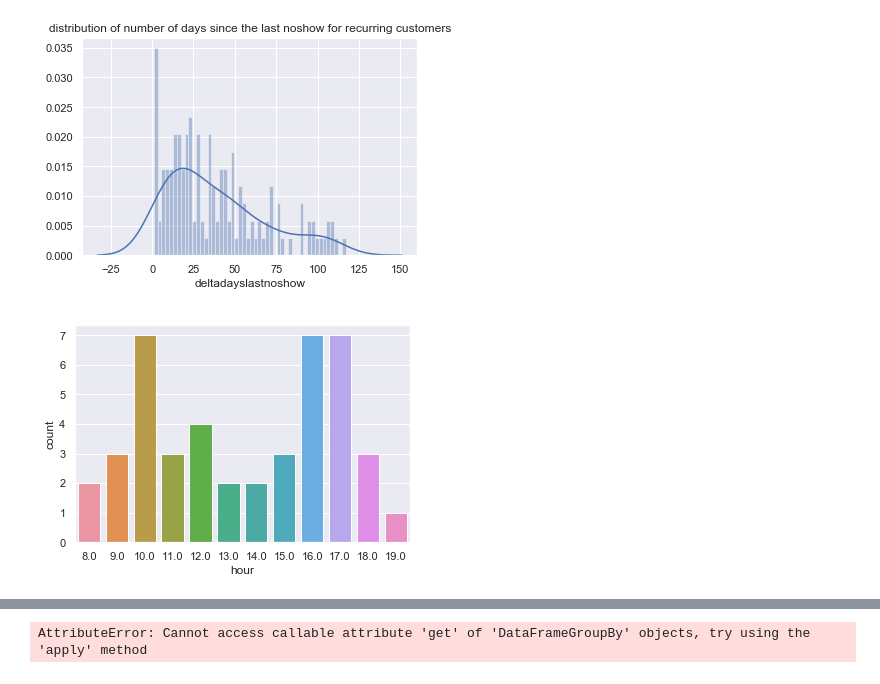
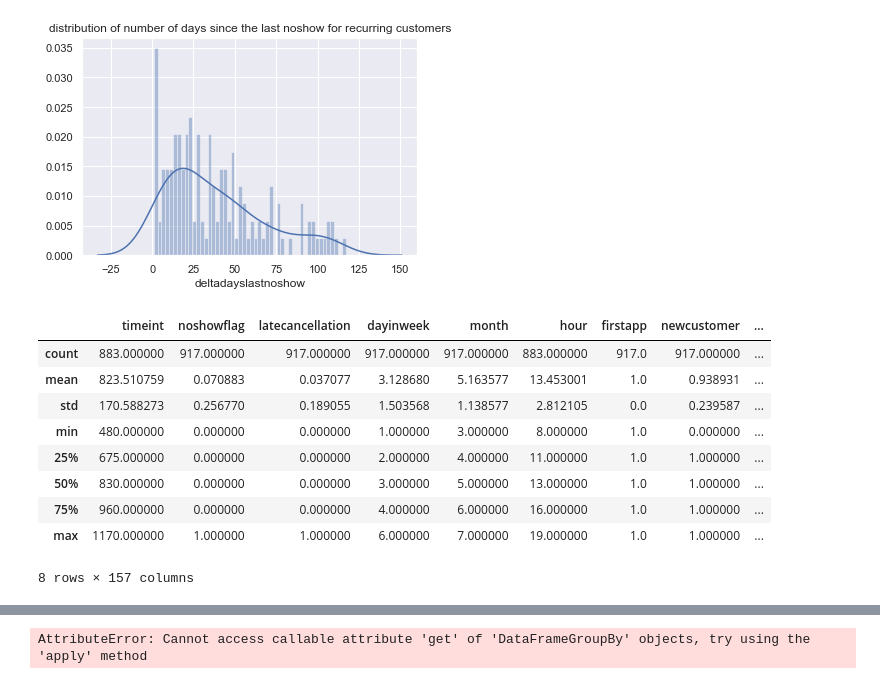
Before and after one commit to ericma007/p1, a Jupyter notebook: notebooks/Hair Salon Exploratory Data Analysis .ipynb, the cells around one changed output, grey strips where cells are left out. Saved outputs shown, nothing was run; the diff lists cells and outputs as text; code cells hidden in the pictures.

```diff
--- a/notebooks/Hair Salon Exploratory Data Analysis .ipynb
+++ b/notebooks/Hair Salon Exploratory Data Analysis .ipynb
@@ -228,8 +228,19 @@ plt.title("distribution of number of days since the last noshow for recurring cu
 ax=sns.distplot(df3.deltadayslastnoshow,norm_hist=True,bins=50)
 # %% [output]
 [figure]
-# %%
-df=supermulti.copy()
-ax = sns.countplot(x="hour",data=df[(df.noshowflag==1)])
-# %% [output]
-[figure, removed]
+# %%
+#first appointment 7% noshows
+df=superbooking.copy()
+df=df.loc[(df.firstapp==1),:]
+df.describe()
+# %% [output]
+|  | timeint | noshowflag | latecancellation | dayinweek | month | hour | firstapp | newcustomer | ... |
+| count | 883.000000 | 917.000000 | 917.000000 | 917.000000 | 917.000000 | 883.000000 | 917.0 | 917.000000 | ... |
+| mean | 823.510759 | 0.070883 | 0.037077 | 3.128680 | 5.163577 | 13.453001 | 1.0 | 0.938931 | ... |
+| std | 170.588273 | 0.256770 | 0.189055 | 1.503568 | 1.138577 | 2.812105 | 0.0 | 0.239587 | ... |
+| min | 480.000000 | 0.000000 | 0.000000 | 1.000000 | 3.000000 | 8.000000 | 1.0 | 0.000000 | ... |
+| 25% | 675.000000 | 0.000000 | 0.000000 | 2.000000 | 4.000000 | 11.000000 | 1.0 | 1.000000 | ... |
+| 50% | 830.000000 | 0.000000 | 0.000000 | 3.000000 | 5.000000 | 13.000000 | 1.0 | 1.000000 | ... |
+| 75% | 960.000000 | 0.000000 | 0.000000 | 4.000000 | 6.000000 | 16.000000 | 1.0 | 1.000000 | ... |
+| max | 1170.000000 | 1.000000 | 1.000000 | 6.000000 | 7.000000 | 19.000000 | 1.0 | 1.000000 | ... |
+8 rows × 157 columns
```
Also changed, not shown: parts of 6 cells of this notebook, 5 other files.
